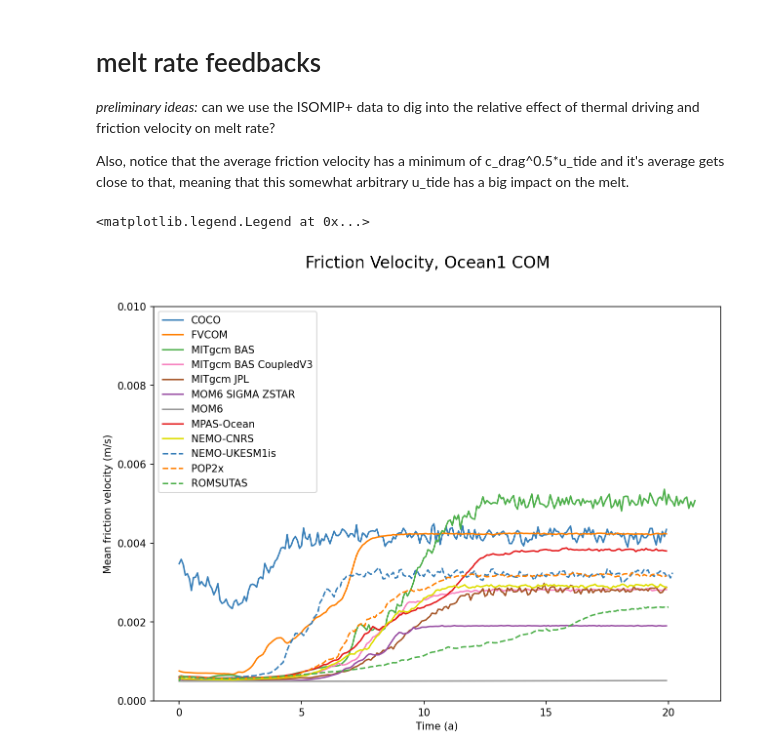
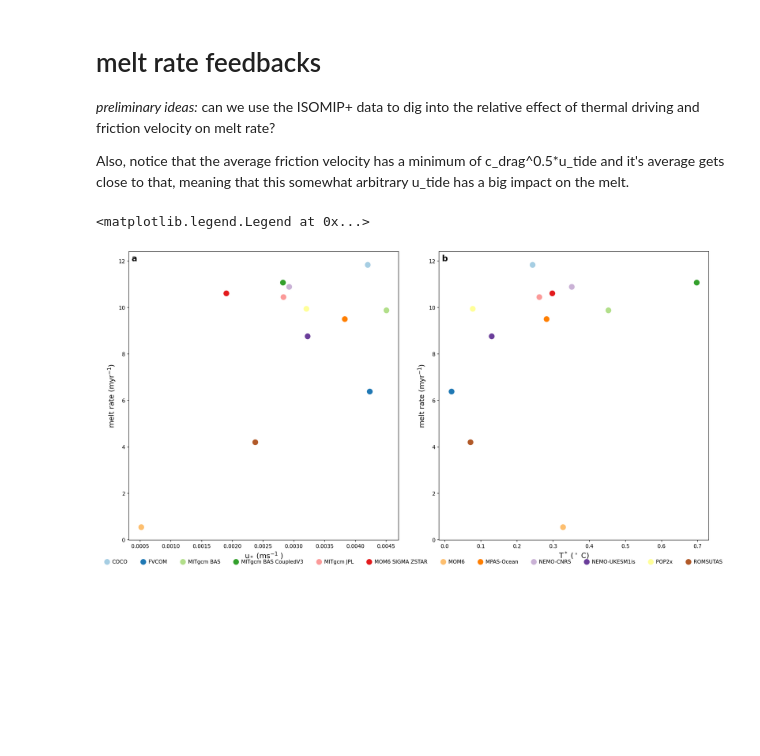
Before and after one commit to misomip/isomip-plus, a Jupyter notebook: notebooks/melt_vs_drivers/melt_vs_drivers.ipynb, the cells around one changed output. Saved outputs shown, nothing was run; the diff lists cells and outputs as text; code cells hidden in the pictures; blank space fills up the shorter version.

Commit message:
scatter plots of melt drivers for Ocean1&2

```diff
--- a/notebooks/melt_vs_drivers/melt_vs_drivers.ipynb
+++ b/notebooks/melt_vs_drivers/melt_vs_drivers.ipynb
@@ -18,9 +17,10 @@ import os.path
 import matplotlib.colors as colors
 # %%
 ## folder where the isomip-plus github repo is located
-baserepo = '/g/data/x77/cy8964/isomip-plus/'
+# baserepo = '/g/data/x77/cy8964/isomip-plus/'
+baserepo = '../../'
 ## folder where you downloaded the zipped Google Drive data
-basedrive = '/scratch/x77/cy8964/ISOMIP+Data/'
+basedrive = '/mnt/c/Users/Qin/DataDisk/ISOMIP+/ISOMIP+Data/'
 
 # load the data from the text files, which point to the right location of the file in the drive structure
 Ocean0_COM = np.loadtxt(baserepo+'notebooks/file-pointers/Ocean0-COM.txt', dtype = 'str', delimiter = ',',usecols = 0)
@@ -30,11 +30,7 @@ Ocean0_TYP = np.loadtxt(baserepo+'notebooks/file-pointers/Ocean0-TYP.txt', dtype
 Ocean1_TYP = np.loadtxt(baserepo+'notebooks/file-pointers/Ocean1-TYP.txt', dtype = 'str', delimiter = ',',usecols = 0)
 Ocean2_TYP = np.loadtxt(baserepo+'notebooks/file-pointers/Ocean2-TYP.txt', dtype = 'str', delimiter = ',',usecols = 0)
 # %%
-# set a cycling colour/linestyle, since the default only has 10 options
 
-from cycler import cycler
-cc = ( cycler(linestyle=['-', '--', '-.'])*cycler(color=['#377eb8', '#ff7f00', '#4daf4a',
-                  '#f781bf', '#a65628', '#984ea3',
-                  '#999999', '#e41a1c', '#dede00'])
-     )
-plt.rc('axes', prop_cycle=cc)
+
+#12 model colours for 12 models, generated using https://colorbrewer2.org/#type=qualitative&scheme=Paired&n=12
+modelcolours=['#a6cee3','#1f78b4','#b2df8a','#33a02c','#fb9a99','#e31a1c','#fdbf6f','#ff7f00','#cab2d6','#6a3d9a','#ffff99','#b15928']
@@ -41,25 +57,67 @@ plt.rc('axes', prop_cycle=cc)
 # %%
+
+# scatter plot of melt rates aganst T^* and u_* for Ocean1_COM
 expt = Ocean1_COM
 labels = []
 for fileIndex in range(len(expt)):
     fileName = expt[fileIndex]
     baseName = os.path.basename(basedrive +fileName)
     modelName = ' '.join(baseName.split('_')[2:]).split('.')[0]
     labels.append(modelName)
 
 length = len(expt)
-fig = plt.figure(figsize=(10,7),facecolor='w',dpi = 150)
+#fig = plt.figure(figsize=(10,7),facecolor='w',dpi = 150)
+gs = gridspec.GridSpec(nrows=1,ncols=2,wspace=0.15, hspace=0.05)
+fig = plt.figure(figsize=(20,10),facecolor='w',dpi = 150)
+ax=fig.add_subplot(gs[0])
+
 for i in np.arange(length):
     data = xr.open_dataset(basedrive+expt[i], decode_times=False)
     fr = data.frictionVelocity
-    mr = data.meltRate # use this and .where() to mask out parts of domain that aren't melting
-    fr = fr.where(mr < 1e36).where(mr !=0).mean(['nx','ny'])#.plot()
-    plt.plot(fr.nTime/12, (fr),label = labels[i])
-fig.suptitle('Friction Velocity, Ocean1 COM', fontsize = 16);
-plt.ylim(0,0.01)
-plt.ylabel('Mean friction velocity (m/s)')
-plt.xlabel('Time (a)')
-plt.legend()
+    mr = data.meltRate*365*24*60*60 # use this and .where() to mask out parts of domain that aren't melting
+
+    # Mask out parts of the domain that aren't melting
+    mr_masked = mr.where(mr < 1e36)#.where(mr != 0)
+    fr_masked = fr.where(mr < 1e36)#.where(mr != 0)
+
+    # Select the last 12 months
+    mr_last_12 = mr_masked.isel(nTime=slice(-13, None))
+    fr_last_12 = fr_masked.isel(nTime=slice(-13, None))
+
+    # Compute the mean over the last 12 months across 'nx' and 'ny'
+    mr_time_mean = mr_last_12.mean(['nx', 'ny', 'nTime'])
+    fr_time_mean = fr_last_12.mean(['nx', 'ny', 'nTime'])
+
+    #plt.plot(fr_time_mean, mr_time_mean, 'o', label=labels[i],color=modelcolours[i])
+    ss = plt.scatter(fr_time_mean, mr_time_mean,label = labels[i], s = 100,color=modelcolours[i])
+plt.text(0.01,0.99,'a', fontsize = 16, transform=ax.transAxes, fontweight='bold', va='top')
+#plt.ylim(0,0.01)
+plt.xlabel(r'u$_*$ ($\mathrm{ms^{-1}}$ )',fontsize=14)
+plt.ylabel(r'melt rate ($\mathrm{myr^{-1}}$)',fontsize=14)
+
+ax=fig.add_subplot(gs[1])
+
+for i in np.arange(length):
+    data = xr.open_dataset(basedrive+expt[i], decode_times=False)
+    thr = data.thermalDriving
+    mr = data.meltRate*365*24*60*60 # use this and .where() to mask out parts of domain that aren't melting
+   # Mask out parts of the domain that aren't melting
+    mr_masked = mr.where(mr < 1e36)#.where(mr != 0)
+    thr_masked = thr.where(mr < 1e36)#.where(mr != 0)
+
+    # Select the last 12 months
+    mr_last_12 = mr_masked.isel(nTime=slice(-13, None))
+    thr_last_12 = thr_masked.isel(nTime=slice(-13, None))
+
+    # Compute the mean over the last 12 months across 'nx' and 'ny'
+    mr_time_mean = mr_last_12.mean(['nx', 'ny', 'nTime'])
+    thr_time_mean = thr_last_12.mean(['nx', 'ny', 'nTime'])
+
+    ss = plt.scatter(thr_time_mean, mr_time_mean,label = labels[i], s = 100,color=modelcolours[i])
+plt.text(0.01,0.99,'b', fontsize = 16, transform=ax.transAxes, fontweight='bold', va='top')
+plt.xlabel(r'T$^*$ ($\mathrm{^\circ}$ C)',fontsize=14)
+plt.ylabel(r'melt rate ($\mathrm{myr^{-1}}$)',fontsize=14)
+ax.legend(loc='upper center', bbox_to_anchor=(-0.1, -0.05),frameon=False,ncol=length,handletextpad=0.01)
 # %% [output]
 <matplotlib.legend.Legend at 0x...>
-[figure, old version]
+[figure, new version]
```
Also changed, not shown: parts of 6 cells of this notebook.
